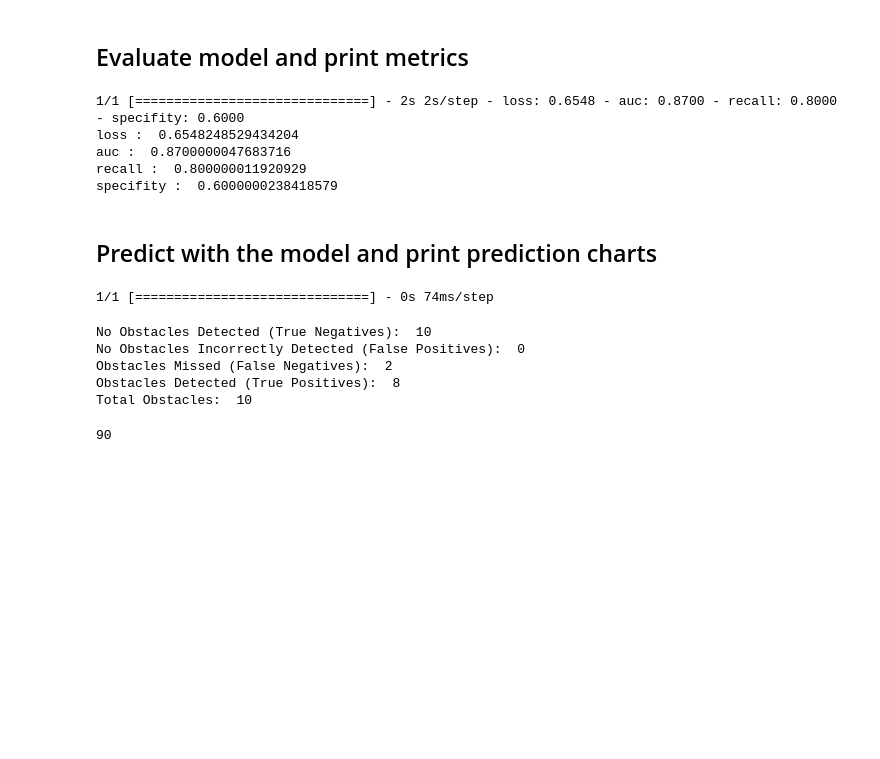
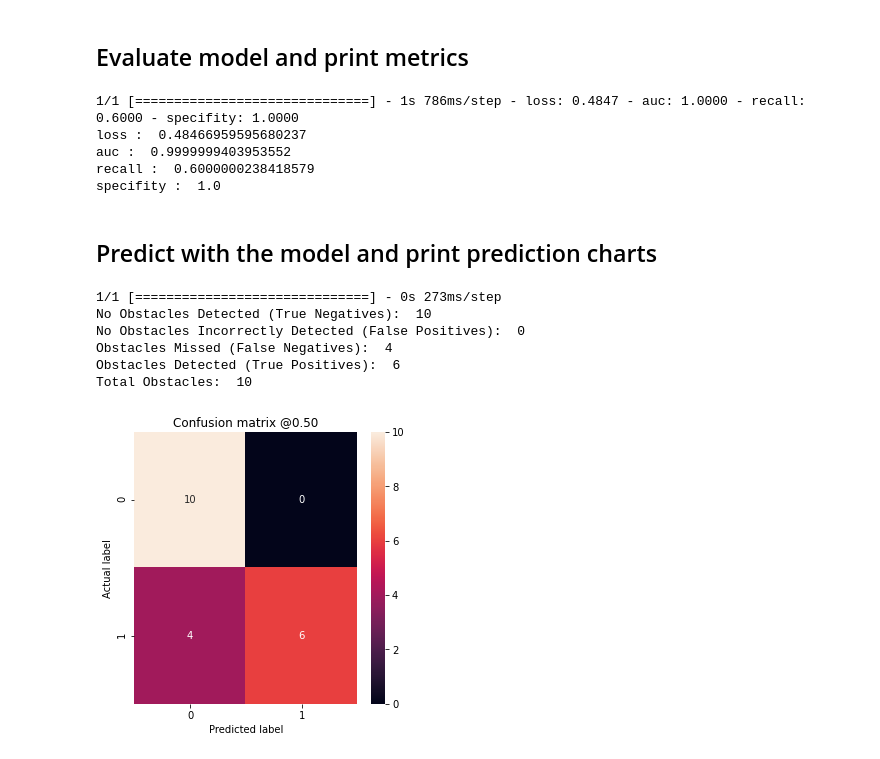
Before and after one commit to dnrevital/DL_utils, a Jupyter notebook: model_evaluation.ipynb, the cells around one changed output. Cells and saved outputs as stored; diff of their text form; code cells hidden in the pictures; blank space fills up the shorter version.

```diff
--- a/model_evaluation.ipynb
+++ b/model_evaluation.ipynb
@@ -39,8 +35,8 @@ IMG_HEIGHT, IMG_WIDTH = 200, 200
 BATCH_SIZE = 32
 NUM_RAND_IMAGES = 10
 batch_size = min(BATCH_SIZE, NUM_RAND_IMAGES*2)
-source_obs_images = []
-source_no_obs_images = []
+obstacle_pairs = []
+no_obstacle_pairs = []
 # %% [markdown]
 ## Utility functions for S3 Image Data Generator
 # %%
@@ -55,8 +51,12 @@ def get_image(imname):
     return im
 
 def preprocess_image(im):
-    im = im.reshape(im.shape[0], im.shape[1], 1)
-    arr = keras.preprocessing.image.smart_resize(im,
+    w = im.shape[1]
+    im1 = im[:,:w//2]
+    im2 = im[:,w//2:]
+    sub = cv2.subtract(im1, im2)
+    sub = sub.reshape(sub.shape[0], sub.shape[1], 1)
+    arr = keras.preprocessing.image.smart_resize(sub,
                                                  (IMG_HEIGHT, IMG_WIDTH),
                                                  interpolation='bilinear')
     arr /= 255.0
@@ -64,7 +64,7 @@ def preprocess_image(im):
 # %% [markdown]
 ## Define S3 Image Generator
 # %%
-def s3_image_generator(obstacle_image_names, no_obstacle_image_names, batch_size):
+def s3_image_generator(obstacle_image_names, no_obstacle_image_names, batch_size, eval=False):
     s3 = boto3.resource('s3')
     inputs = []
     outputs = [1]*NUM_RAND_IMAGES + [0]*NUM_RAND_IMAGES
@@ -72,13 +72,15 @@ def s3_image_generator(obstacle_image_names, no_obstacle_image_names, batch_size
 
     for image_name in tqdm(obstacle_image_names):
         im = get_image(image_name)
-        source_obs_images.append(im)
+        if eval:
+            obstacle_pairs.append(im)
         im = preprocess_image(im)
         inputs.append(im)
 
     for image_name in tqdm(no_obstacle_image_names):
         im = get_image(image_name)
-        source_no_obs_images.append(im)
+        if eval:
+            no_obstacle_pairs.append(im)
         im = preprocess_image(im)
         inputs.append(im)
 
@@ -125,9 +127,9 @@ def plot_cm(labels, predictions, p=0.5):
 # %% [markdown]
 ## Fetch list of files in Evaluation Dataset to serve the S3 file-generator
 # %%
-dataset = 'suzuyo/eval/obstacle'
+dataset = 'suzuyo/eval_pairs/obstacle'
 obstacle_image_names = get_dataset_image_names(dataset, NUM_RAND_IMAGES)
-dataset = 'suzuyo/eval/no_obstacle'
+dataset = 'suzuyo/eval_pairs/no_obstacle'
 no_obstacle_image_names = get_dataset_image_names(dataset, NUM_RAND_IMAGES)
 num_obstacles = len(obstacle_image_names)
 num_no_obstacles = len(no_obstacle_image_names)
@@ -137,45 +139,37 @@ num_images = num_obstacles + num_no_obstacles
 # %%
 metrics = model.evaluate_generator(s3_image_generator(obstacle_image_names,
                                                       no_obstacle_image_names,
-                                                      batch_size),
+                                                      batch_size,
+                                                      eval=True),
                                    verbose=1)
 
 for name, value in zip(model.metrics_names, metrics):
   print(name, ': ', value)
 print()
 # %% [output]
-1/1 [==============================] - 2s 2s/step - loss: 0.6548 - auc: 0.8700 - recall: 0.8000 - specifity: 0.6000
-loss :  0.6548248529434204
-auc :  0.8700000047683716
-recall :  0.800000011920929
-specifity :  0.6000000238418579
+1/1 [==============================] - 1s 786ms/step - loss: 0.4847 - auc: 1.0000 - recall: 0.6000 - specifity: 1.0000
+loss :  0.48466959595680237
+auc :  0.9999999403953552
+recall :  0.6000000238418579
+specifity :  1.0
 # %% [markdown]
 ## Predict with the model and print prediction charts
 # %%
 labels = np.array([1]*(NUM_RAND_IMAGES) + [0]*(NUM_RAND_IMAGES))
 num_prediction_batches = math.ceil((NUM_RAND_IMAGES*2)/batch_size)
 
 predictions = model.predict_generator(s3_image_generator(obstacle_image_names,
                                                          no_obstacle_image_names,
                                                          batch_size),
                                       num_prediction_batches,
                                       verbose=1)
 
-num_images = 2*NUM_RAND_IMAGES
-_, axarr = plt.subplots(num_images//2, 1, figsize=(15,15))
-
-for i, im in enumerate(source_obs_images[:NUM_RAND_IMAGES]):
-    axarr[i-1].imshow(im, cmap='gray', vmin=0, vmax=255)
-
 plot_cm(labels, predictions) # Default: threshold = 0.5
 # %% [output]
-1/1 [==============================] - 0s 74ms/step
+1/1 [==============================] - 0s 273ms/step
+No Obstacles Detected (True Negatives):  10
+No Obstacles Incorrectly Detected (False Positives):  0
+Obstacles Missed (False Negatives):  4
+Obstacles Detected (True Positives):  6
+Total Obstacles:  10
-No Obstacles Detected (True Negatives):  10
-No Obstacles Incorrectly Detected (False Positives):  0
-Obstacles Missed (False Negatives):  2
-Obstacles Detected (True Positives):  8
-Total Obstacles:  10
+[figure, added]
-# %%
-len(source_obs_images)
-# %% [output]
-90
```
Also changed, not shown: parts of 9 cells of this notebook.
